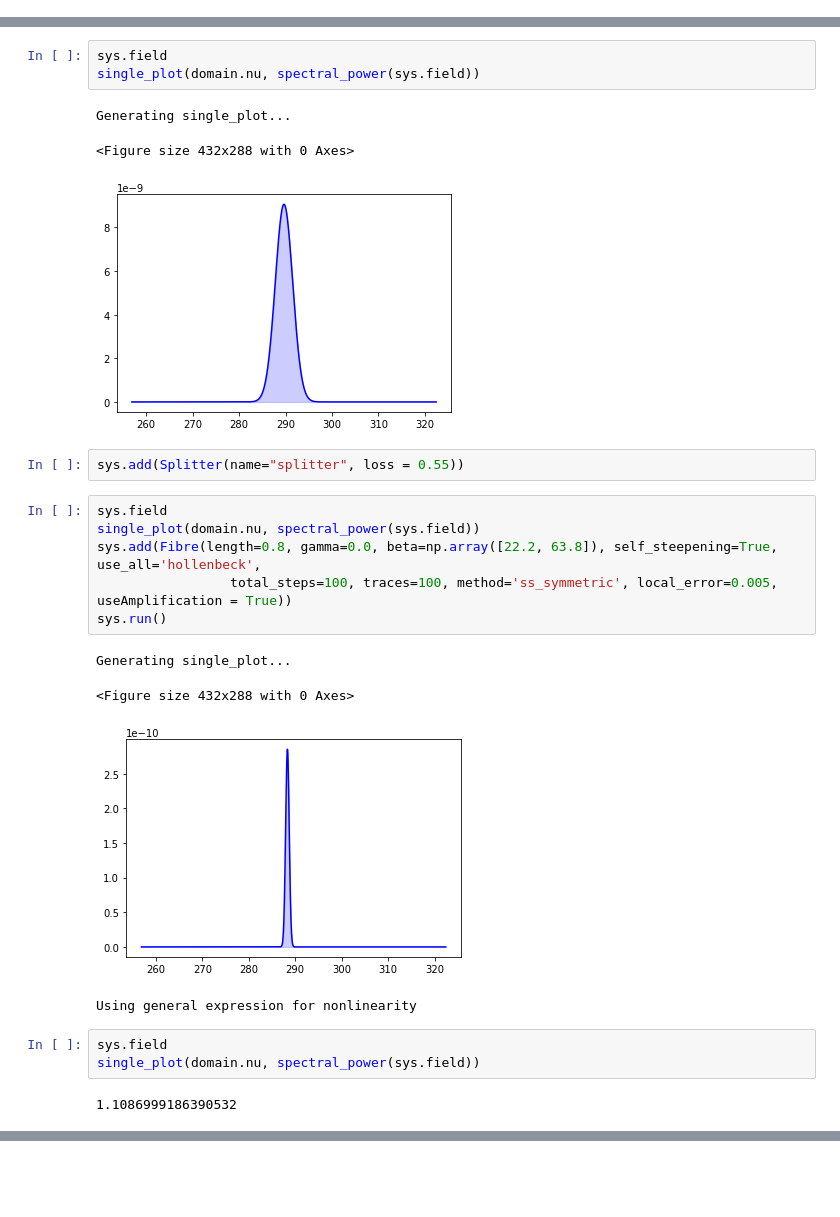
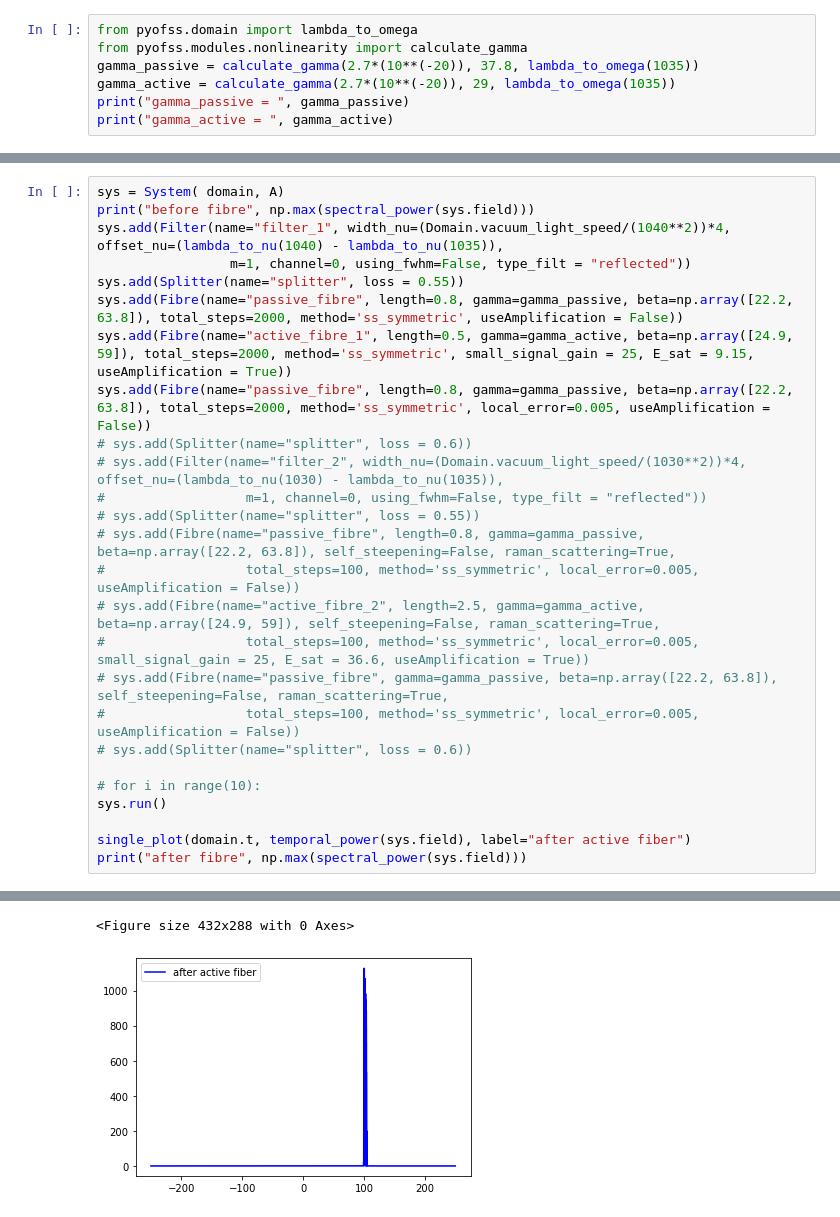
Before and after one commit to KarinaSaraeva/pyofssChanged, a Jupyter notebook: mamyshev_oscillator.ipynb, the cells around one changed output, grey strips where cells are left out. Drawn from its saved outputs; the diff is of its cells as text; blank space fills up the shorter version.

Commit message:
Task-2. Current amplification realization.

```diff
--- a/mamyshev_oscillator.ipynb
+++ b/mamyshev_oscillator.ipynb
@@ -9,0 +16,7 @@ from pyofss import single_plot, map_plot, waterfall_plot, labels
+# %%
+from pyofss.domain import lambda_to_omega
+from pyofss.modules.nonlinearity import calculate_gamma
+gamma_passive = calculate_gamma(2.7*(10**(-20)), 37.8, lambda_to_omega(1035))
+gamma_active = calculate_gamma(2.7*(10**(-20)), 29, lambda_to_omega(1035))
+print("gamma_passive = ", gamma_passive)
+print("gamma_active = ", gamma_active)
@@ -25,25 +35,27 @@ sys.add(filter_1)
-# %%
-sys.field
-single_plot(domain.nu, spectral_power(sys.field))
-# %% [output]
-Generating single_plot...
-<Figure size 432x288 with 0 Axes>
-[figure, removed]
-# %%
-sys.add(Splitter(name="splitter", loss = 0.55))
-# %%
-sys.field
-single_plot(domain.nu, spectral_power(sys.field))
-sys.add(Fibre(length=0.8, gamma=0.0, beta=np.array([22.2, 63.8]), self_steepening=True, use_all='hollenbeck',
-                 total_steps=100, traces=100, method='ss_symmetric', local_error=0.005, useAmplification = True))
-sys.run()
-# %% [output]
-Generating single_plot...
-<Figure size 432x288 with 0 Axes>
-[figure, removed]
-Using general expression for nonlinearity
-# %%
-sys.field
-single_plot(domain.nu, spectral_power(sys.field))
-# %% [output]
-1.1086999186390532
+# %%
+sys = System( domain, A)
+print("before fibre", np.max(spectral_power(sys.field)))
+sys.add(Filter(name="filter_1", width_nu=(Domain.vacuum_light_speed/(1040**2))*4, offset_nu=(lambda_to_nu(1040) - lambda_to_nu(1035)),
+                 m=1, channel=0, using_fwhm=False, type_filt = "reflected"))
+sys.add(Splitter(name="splitter", loss = 0.55))
+sys.add(Fibre(name="passive_fibre", length=0.8, gamma=gamma_passive, beta=np.array([22.2, 63.8]), total_steps=2000, method='ss_symmetric', useAmplification = False))
+sys.add(Fibre(name="active_fibre_1", length=0.5, gamma=gamma_active, beta=np.array([24.9, 59]), total_steps=2000, method='ss_symmetric', small_signal_gain = 25, E_sat = 9.15, useAmplification = True))
+sys.add(Fibre(name="passive_fibre", length=0.8, gamma=gamma_passive, beta=np.array([22.2, 63.8]), total_steps=2000, method='ss_symmetric', local_error=0.005, useAmplification = False))
+# sys.add(Splitter(name="splitter", loss = 0.6))
+# sys.add(Filter(name="filter_2", width_nu=(Domain.vacuum_light_speed/(1030**2))*4, offset_nu=(lambda_to_nu(1030) - lambda_to_nu(1035)),
+#                  m=1, channel=0, using_fwhm=False, type_filt = "reflected"))
+# sys.add(Splitter(name="splitter", loss = 0.55))
+# sys.add(Fibre(name="passive_fibre", length=0.8, gamma=gamma_passive, beta=np.array([22.2, 63.8]), self_steepening=False, raman_scattering=True,
+#                  total_steps=100, method='ss_symmetric', local_error=0.005, useAmplification = False))
+# sys.add(Fibre(name="active_fibre_2", length=2.5, gamma=gamma_active, beta=np.array([24.9, 59]), self_steepening=False, raman_scattering=True,
+#                  total_steps=100, method='ss_symmetric', local_error=0.005, small_signal_gain = 25, E_sat = 36.6, useAmplification = True))
+# sys.add(Fibre(name="passive_fibre", gamma=gamma_passive, beta=np.array([22.2, 63.8]), self_steepening=False, raman_scattering=True,
+#                  total_steps=100, method='ss_symmetric', local_error=0.005, useAmplification = False))
+# sys.add(Splitter(name="splitter", loss = 0.6))
+
+# for i in range(10):
+sys.run()
+
+single_plot(domain.t, temporal_power(sys.field), label="after active fiber")
+print("after fibre", np.max(spectral_power(sys.field)))
+# %% [output]
@@ -49,0 +79,2 @@ single_plot(domain.nu, spectral_power(sys.field))
+<Figure size 432x288 with 0 Axes>
+[figure, added]
```
Also changed, not shown: parts of 9 cells of this notebook, 5 other files.
